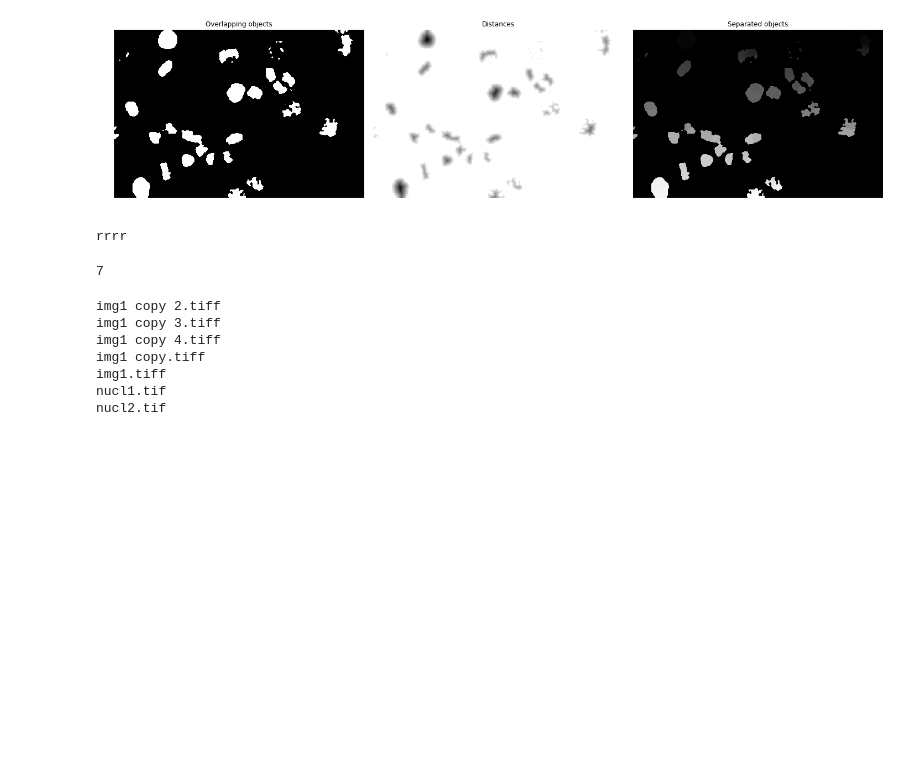
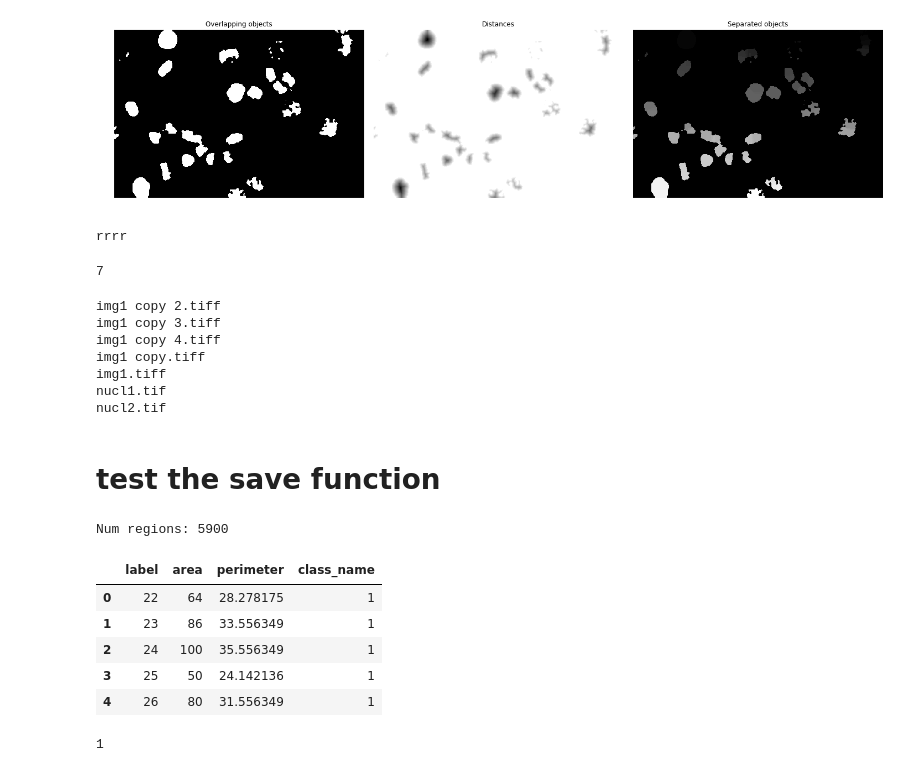
Before and after one commit to rempic/Image-Features-Extraction, a Jupyter notebook: tutorial/remi_python_image_analysis.ipynb, the cells around one changed output. Cells and saved outputs as stored; diff of their text form; code cells hidden in the pictures; blank space fills up the shorter version.

Commit message:
test units

```diff
--- a/tutorial/remi_python_image_analysis.ipynb
+++ b/tutorial/remi_python_image_analysis.ipynb
@@ -781,3 +781,29 @@ img1 copy.tiff
 img1.tiff
 nucl1.tif
 nucl2.tif
+# %% [markdown]
+# test the save function
+# %%
+import image_features_extraction.Images as fe
+
+imgs = fe.Images('../images')
+
+collection_regions = imgs.item(0).regions()
+print('Num regions: {}'.format(collection_regions.count()))
+# %% [output]
+Num regions: 5900
+# %%
+features = collection_regions.get_features(['label', 'area','perimeter'], class_value=1)
+features.get_dataframe().head()
+# %% [output]
+|  | label | area | perimeter | class_name |
+| 0 | 22 | 64 | 28.278175 | 1 |
+| 1 | 23 | 86 | 33.556349 | 1 |
+| 2 | 24 | 100 | 35.556349 | 1 |
+| 3 | 25 | 50 | 24.142136 | 1 |
+| 4 | 26 | 80 | 31.556349 | 1 |
+# %%
+
+features.save('./test_file2.csv')
+# %% [output]
+1
```
Also changed, not shown: parts of 4 cells of this notebook, 55 other files.
